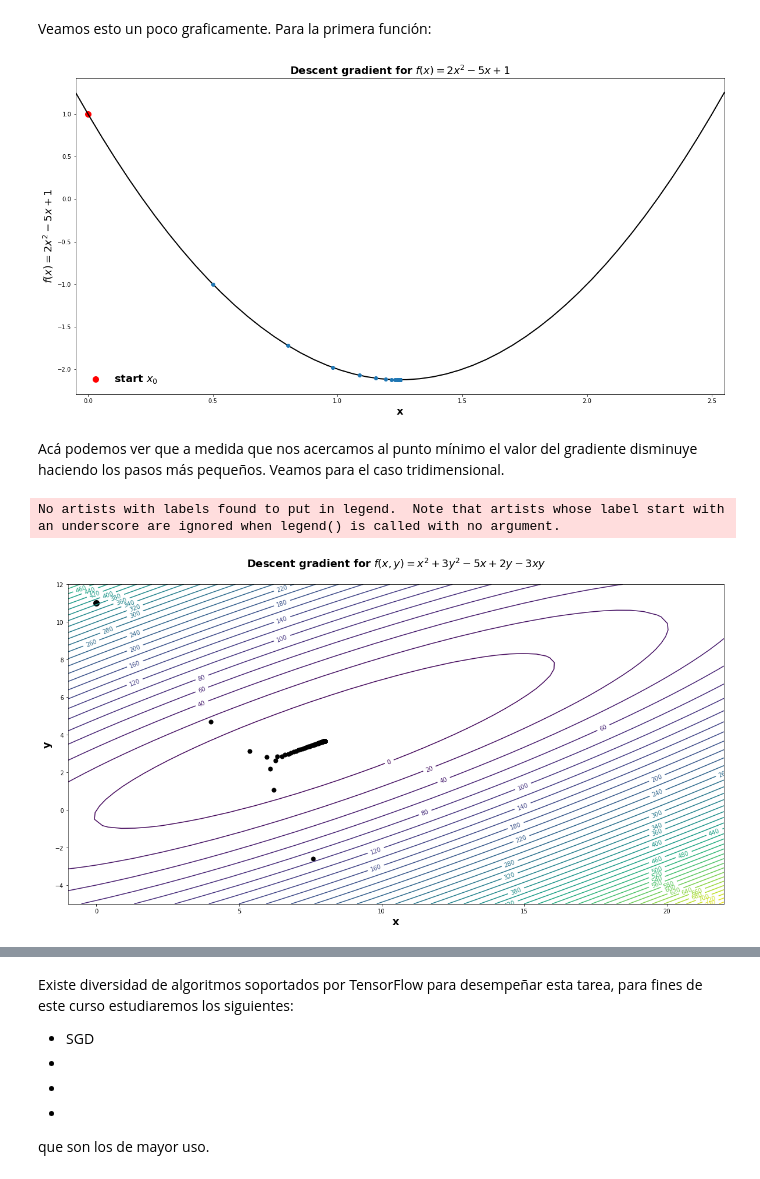
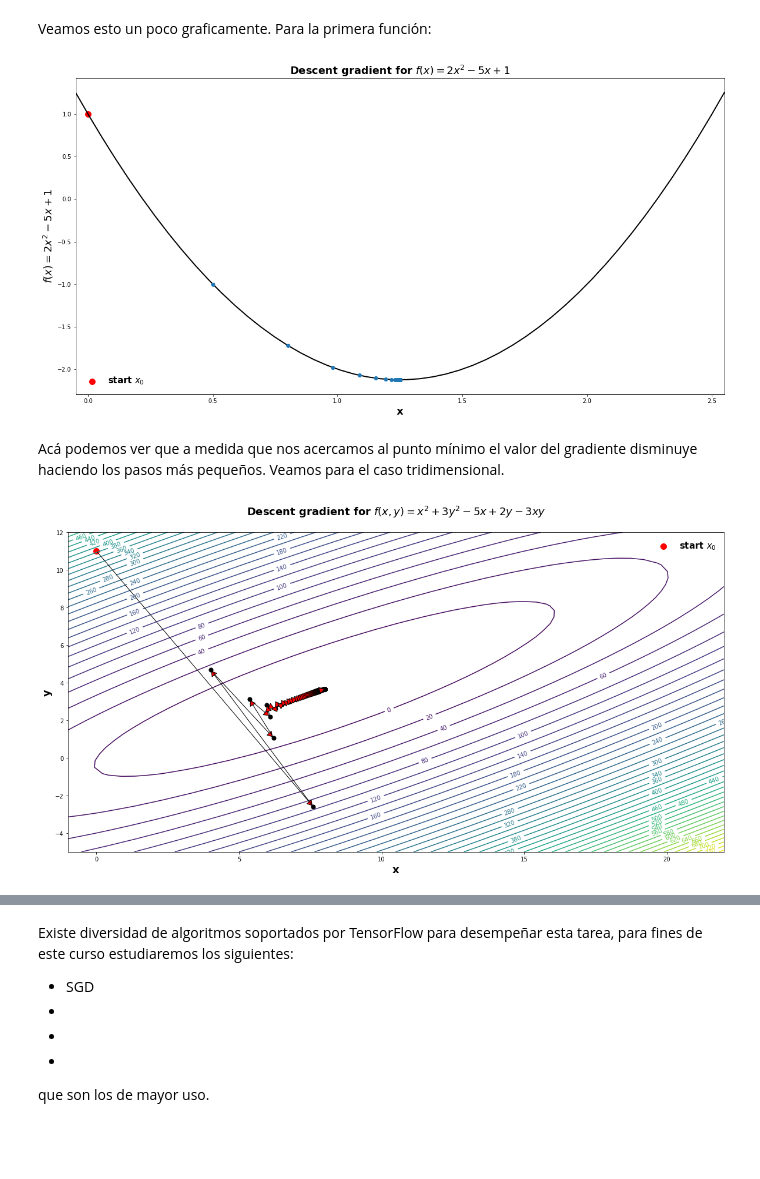
Before and after one commit to hplbrayan/Un-Curso-de-Deep-Learning, a Jupyter notebook: 02_intro_Keras_actf_backp/N2_actf_lf_op_bp.ipynb, the cells around one changed output, grey strips where cells are left out. Cells and saved outputs as stored; diff of their text form; code cells hidden in the pictures; blank space fills up the shorter version.

```diff
--- a/02_intro_Keras_actf_backp/N2_actf_lf_op_bp.ipynb
+++ b/02_intro_Keras_actf_backp/N2_actf_lf_op_bp.ipynb
@@ -18,7 +18,7 @@ font = {'family' : 'DejaVu Sans',
 
 font_leg = {'family' : 'DejaVu Sans',
             'weight' : 'bold',
-            'size'   : 10}
+            'size'   : 15}
 
 # para reproducibilidad
 def seeds(seed):
@@ -2315,7 +2317,10 @@ def GD(df, x0=[0], eta=0.1, tol=1e-10, max_iter=1000, history=True):
 
     sol = {"x":xs[-1],
            "iteraciones":current_iter,
-           "tol_param":abs(x0-x1)}
+           "tol_param":abs(x0-x1),
+           "eta":eta,
+           "tol":tol,
+           "max_iter":max_iter}
 
     if history: sol["history"] = np.array(xs)
 
@@ -2390,36 +2359,40 @@ ax.set_xlabel("x", **font)
 ax.set_ylabel("$f(x)=2x^2-5x+1$", **font)
 
 ax.set_xlim(min(xs), max(xs))
-plt.legend(frameon=False, prop=font)
+plt.legend(frameon=False, prop=font_leg)
 plt.show()
 # %% [output]
-[figure, old version]
+[figure, new version]
 # %% [markdown]
 Acá podemos ver que a medida que nos acercamos al punto mínimo el valor del gradiente disminuye haciendo los pasos más pequeños. Veamos para el caso tridimensional.
 # %%
 fig, ax = plt.subplots(figsize=(20,10))
 
 # function x² + 3y² - 5x + 2y - 3xy
 def f(x,y):
     return x**2 + 3*y**2 - 5*x + 2*y - 3*x*y
 
 xs, ys = np.meshgrid(np.linspace(-1, 22),
                      np.linspace(-5,12))
 zs = f(xs, ys)
 cs = ax.contour(xs, ys, zs, 50)
 ax.clabel(cs)
 
 # gradiend descent
-ax.scatter(sol_gd_proof2['history'][0][0], sol_gd_proof2['history'][0][1], c="k", s=100)
+ax.scatter(sol_gd_proof2['history'][0][0], sol_gd_proof2['history'][0][1], c="r", s=100, label="start $x_0$")
 ax.scatter(sol_gd_proof2['history'][1:,0][::1], sol_gd_proof2['history'][1:,1][::1], c="k", s=50)
+
+for i in range(1, len(sol_gd_proof2['history'])):
+    ax.annotate(text="", xy=sol_gd_proof2['history'][i], xytext=sol_gd_proof2['history'][i-1],
+                arrowprops=dict(arrowstyle="-|>, head_width=0.5, head_length=0.8",
+                                fc="r")
+                )
 
 ax.set_title("Descent gradient for $f(x,y)=x^2+3y^2-5x+2y-3xy$\n", **font)
 ax.set_xlabel("x", **font)
 ax.set_ylabel("y", **font)
 
-plt.legend(frameon=False, prop=font)
+plt.legend(frameon=False, prop=font_leg)
 plt.show()
-plt.show()
 # %% [output]
-No artists with labels found to put in legend.  Note that artists whose label start with an underscore are ignored when legend() is called with no argument.
-[figure, old version]
+[figure, new version]
```
Also changed, not shown: parts of 10 cells of this notebook.
